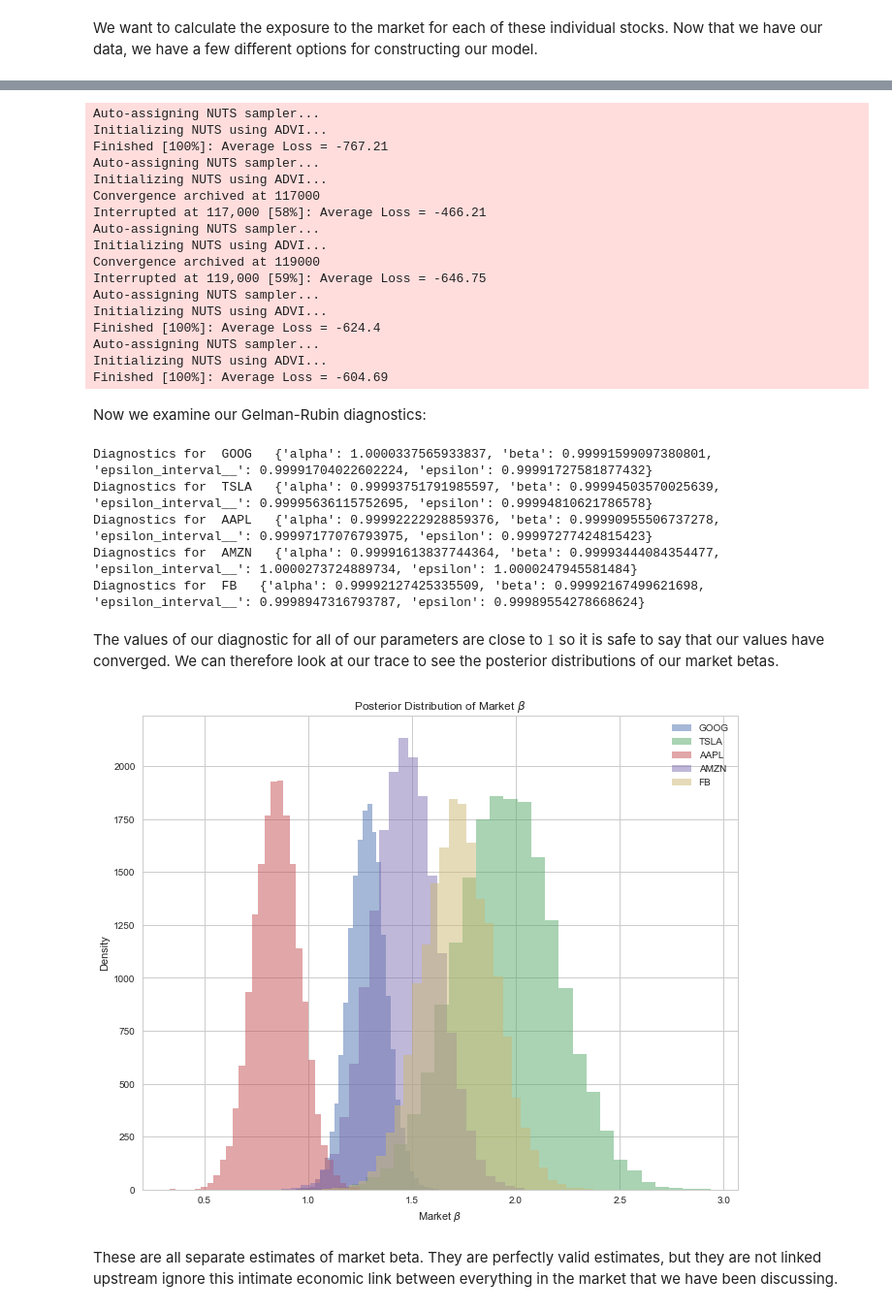
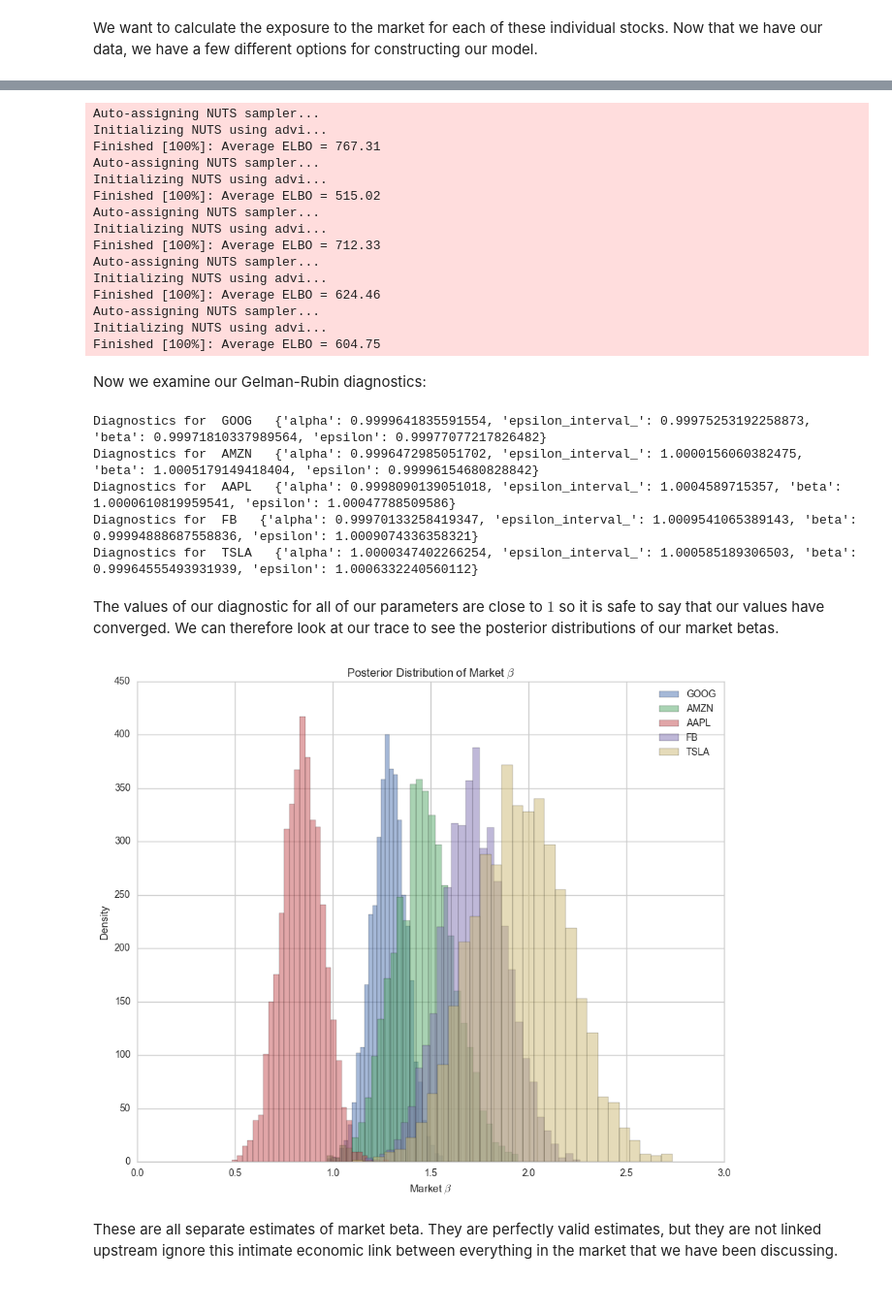
Before and after one commit to pydata/pydata-cookbook, a Jupyter notebook: papers/maxwell_margenot/bayesian_linear_regression.ipynb, the cells around one changed output, grey strips where cells are left out. Shown at 97% size. Drawn from its saved outputs; the diff is of its cells as text; code cells hidden in the pictures.

```diff
--- a/papers/maxwell_margenot/bayesian_linear_regression.ipynb
+++ b/papers/maxwell_margenot/bayesian_linear_regression.ipynb
@@ -423,58 +427,58 @@ for symbol in stocks:
         e = pm.Uniform('epsilon', lower=0, upper=10)
 
         # Data likelihood
-        exposure_likelihood = pm.Normal('exposure_likelihood',
-                                        mu=(a + b * s_spy),
-                                        sd=e,
-                                        observed=s_data.Returns.values)
+        exposure_likelihood = pm.Normal(
+            'exposure_likelihood',
+            mu=(a + b * s_spy),
+            sd=e,
+            observed=s_data.Returns.values
+        )
 
         # Inference button (TM)!
-        unpooled_trace = pm.sample(5000, njobs=4, tune=500)[500:]
+        unpooled_trace = pm.sample(1000, njobs=4, tune=500)
 
     # keep trace for later analysis
     indiv_traces[symbol] = unpooled_trace
 # %% [output]
 Auto-assigning NUTS sampler...
-Initializing NUTS using ADVI...
-Finished [100%]: Average Loss = -767.21
+Initializing NUTS using advi...
+Finished [100%]: Average ELBO = 767.31
 Auto-assigning NUTS sampler...
-Initializing NUTS using ADVI...
-Convergence archived at 117000
-Interrupted at 117,000 [58%]: Average Loss = -466.21
+Initializing NUTS using advi...
+Finished [100%]: Average ELBO = 515.02
 Auto-assigning NUTS sampler...
-Initializing NUTS using ADVI...
-Convergence archived at 119000
-Interrupted at 119,000 [59%]: Average Loss = -646.75
+Initializing NUTS using advi...
+Finished [100%]: Average ELBO = 712.33
 Auto-assigning NUTS sampler...
-Initializing NUTS using ADVI...
-Finished [100%]: Average Loss = -624.4
+Initializing NUTS using advi...
+Finished [100%]: Average ELBO = 624.46
 Auto-assigning NUTS sampler...
-Initializing NUTS using ADVI...
-Finished [100%]: Average Loss = -604.69
+Initializing NUTS using advi...
+Finished [100%]: Average ELBO = 604.75
 # %% [markdown]
 Now we examine our Gelman-Rubin diagnostics:
 # %%
 for symbol in indiv_traces:
     print('Diagnostics for ', symbol, ' ', pm.diagnostics.gelman_rubin(indiv_traces[symbol]))
 # %% [output]
-Diagnostics for  GOOG   {'alpha': 1.0000337565933837, 'beta': 0.99991599097380801, 'epsilon_interval__': 0.99991704022602224, 'epsilon': 0.99991727581877432}
-Diagnostics for  TSLA   {'alpha': 0.99993751791985597, 'beta': 0.99994503570025639, 'epsilon_interval__': 0.99995636115752695, 'epsilon': 0.99994810621786578}
-Diagnostics for  AAPL   {'alpha': 0.99992222928859376, 'beta': 0.99990955506737278, 'epsilon_interval__': 0.99997177076793975, 'epsilon': 0.99997277424815423}
-Diagnostics for  AMZN   {'alpha': 0.99991613837744364, 'beta': 0.99993444084354477, 'epsilon_interval__': 1.0000273724889734, 'epsilon': 1.0000247945581484}
-Diagnostics for  FB   {'alpha': 0.99992127425335509, 'beta': 0.99992167499621698, 'epsilon_interval__': 0.9998947316793787, 'epsilon': 0.99989554278668624}
+Diagnostics for  GOOG   {'alpha': 0.9999641835591554, 'epsilon_interval_': 0.99975253192258873, 'beta': 0.99971810337989564, 'epsilon': 0.99977077217826482}
+Diagnostics for  AMZN   {'alpha': 0.9996472985051702, 'epsilon_interval_': 1.0000156060382475, 'beta': 1.0005179149418404, 'epsilon': 0.99996154680828842}
+Diagnostics for  AAPL   {'alpha': 0.9998090139051018, 'epsilon_interval_': 1.0004589715357, 'beta': 1.0000610819959541, 'epsilon': 1.00047788509586}
+Diagnostics for  FB   {'alpha': 0.99970133258419347, 'epsilon_interval_': 1.0009541065389143, 'beta': 0.99994888687558836, 'epsilon': 1.0009074336358321}
+Diagnostics for  TSLA   {'alpha': 1.0000347402266254, 'epsilon_interval_': 1.000585189306503, 'beta': 0.99964555493931939, 'epsilon': 1.0006332240560112}
 # %% [markdown]
 The values of our diagnostic for all of our parameters are close to $1$ so it is safe to say that our values have converged. We can therefore look at our trace to see the posterior distributions of our market betas.
 # %%
 plt.figure(figsize=(11,9))
 for symbol in indiv_traces:
-    plt.hist(indiv_traces[symbol][100:]['beta'], bins=30, alpha = 0.50, label=symbol)
+    plt.hist(indiv_traces[symbol]['beta'], bins=30, alpha = 0.50, label=symbol)
 plt.title(r'Posterior Distribution of Market $\beta$')
 plt.xlabel(r'Market $\beta$')
 plt.ylabel('Density')
 plt.legend()
 plt.show();
 # %% [output]
-[figure, old version]
+[figure, new version]
 # %% [markdown]
 These are all separate estimates of market beta. They are perfectly valid estimates, but they are not linked upstream ignore this intimate economic link between everything in the market that we have been discussing.
 # %% [markdown]
```
Also changed, not shown: parts of 23 cells of this notebook.
